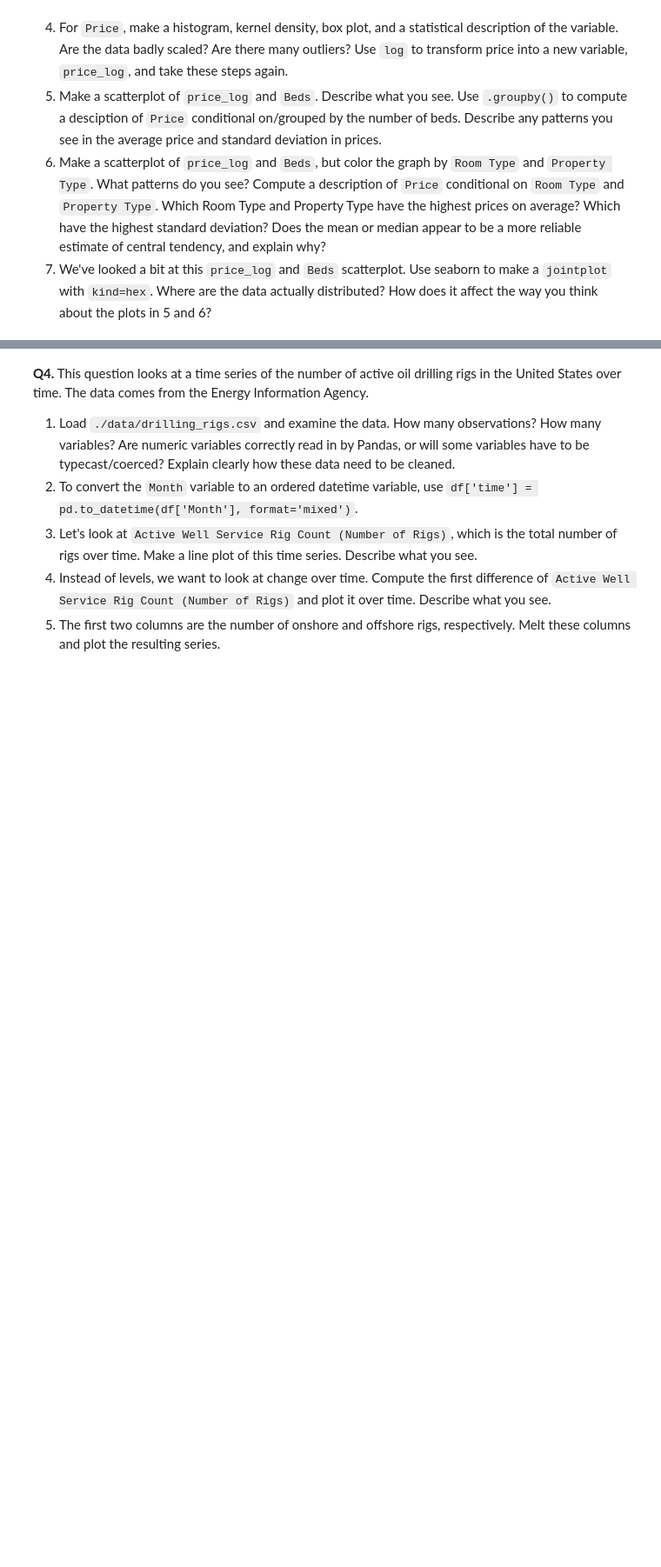
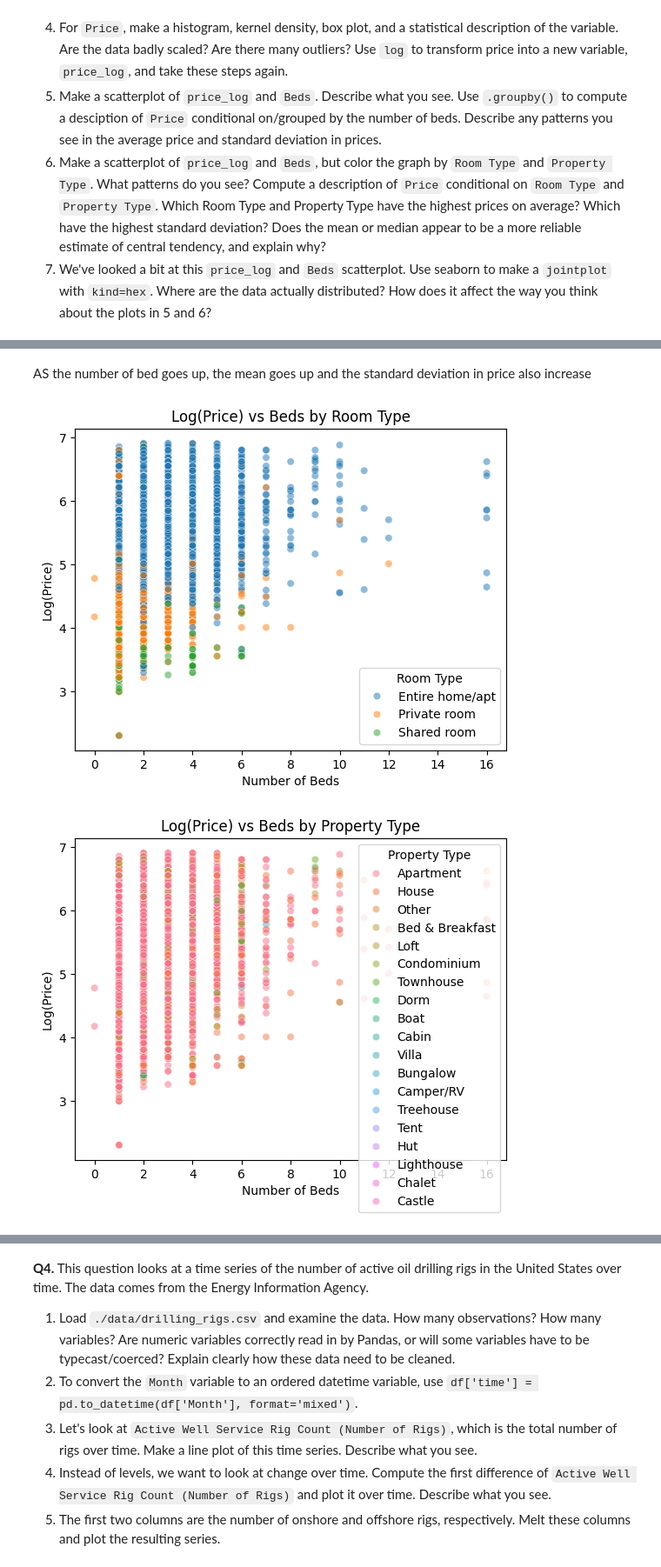
Before and after one commit to Quole0812/EDA, a Jupyter notebook: assignment/assignment.ipynb, the cells around one changed output, grey strips where cells are left out. Shown at 87% size. Drawn from its saved outputs; the diff is of its cells as text; code cells hidden in the pictures; blank space fills up the shorter version.

```diff
--- a/assignment/assignment.ipynb
+++ b/assignment/assignment.ipynb
@@ -209,0 +377,18 @@ Name: Foreign Gift Amount, dtype: int64
+# %% [markdown]
+AS the number of bed goes up, the mean goes up and the standard deviation in price also increase
+# %%
+#3.6
+sns.scatterplot(data=df, x='Beds', y='price_log', hue='Room Type', alpha=0.5)
+plt.xlabel('Number of Beds')
+plt.ylabel('Log(Price)')
+plt.title('Log(Price) vs Beds by Room Type')
+plt.show()
+
+sns.scatterplot(data=df, x='Beds', y='price_log', hue='Property Type', alpha=0.5)
+plt.xlabel('Number of Beds')
+plt.ylabel('Log(Price)')
+plt.title('Log(Price) vs Beds by Property Type')
+plt.show()
+# %% [output]
+[figure, added]
+[figure, added]
```
Also changed, not shown: parts of 30 cells of this notebook.
